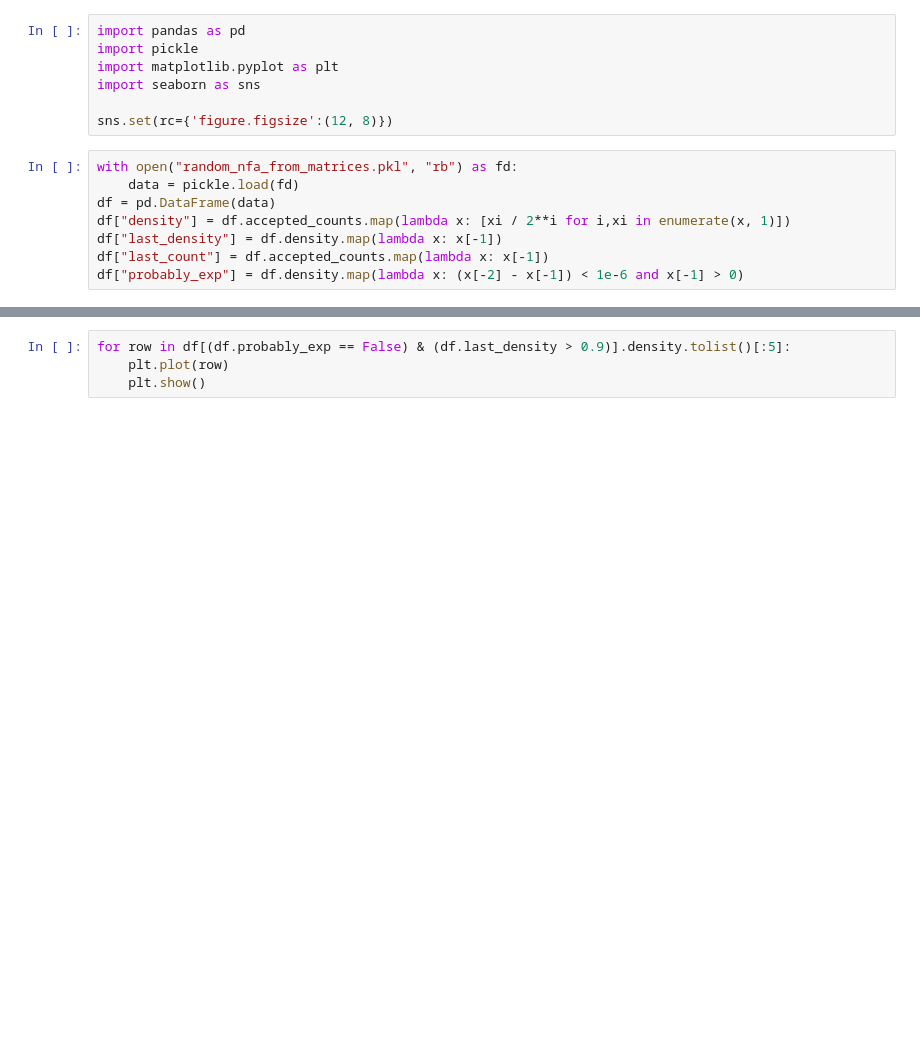
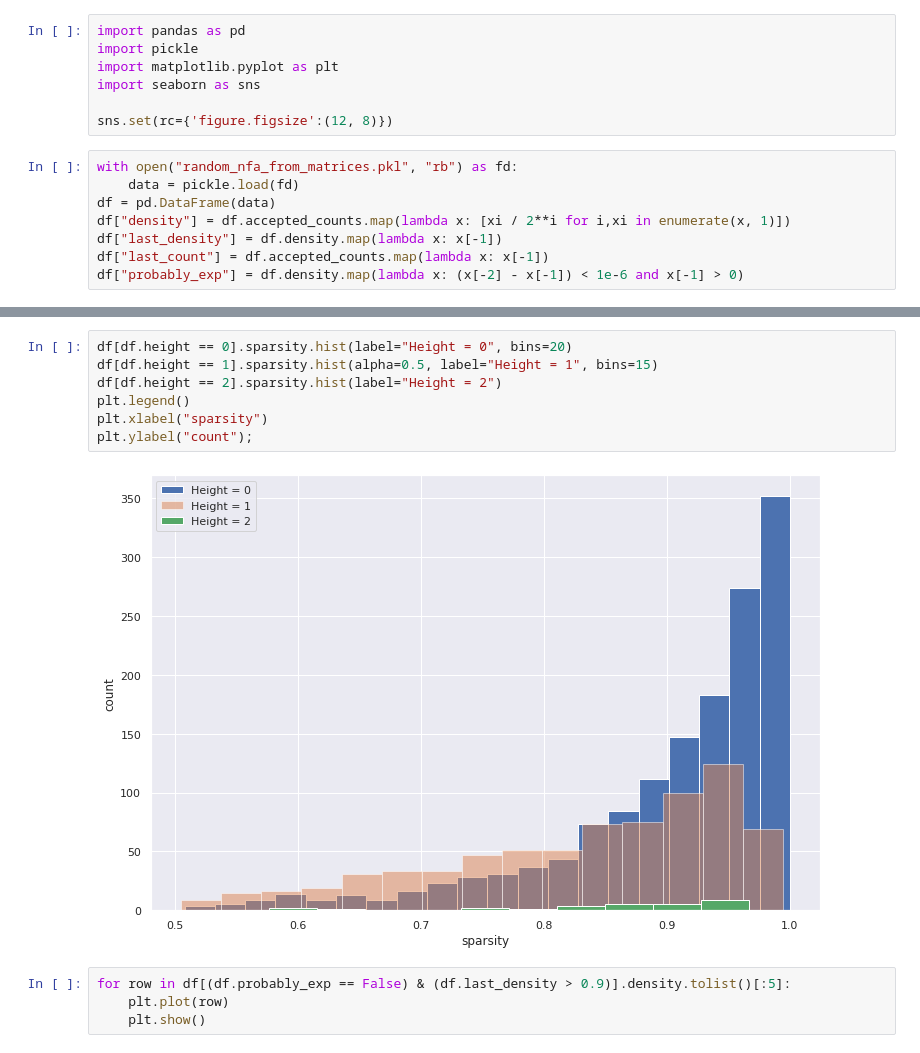
Before and after one commit to viantirreau/count-nfa, a Jupyter notebook: Random from matrices stats.ipynb, the cells around one changed output, grey strips where cells are left out. Cells and saved outputs as stored; diff of their text form; blank space fills up the shorter version.

```diff
--- a/Random from matrices stats.ipynb
+++ b/Random from matrices stats.ipynb
@@ -48,3 +73,12 @@ sns.scatterplot(data=df[df.height != float("inf")], x="sparsity", y="last_count"
+# %%
+df[df.height == 0].sparsity.hist(label="Height = 0", bins=20)
+df[df.height == 1].sparsity.hist(alpha=0.5, label="Height = 1", bins=15)
+df[df.height == 2].sparsity.hist(label="Height = 2")
+plt.legend()
+plt.xlabel("sparsity")
+plt.ylabel("count");
+# %% [output]
+[figure, added]
 # %%
 for row in df[(df.probably_exp == False) & (df.last_density > 0.9)].density.tolist()[:5]:
     plt.plot(row)
```
Also changed, not shown: parts of 6 cells of this notebook, 2 other files.
